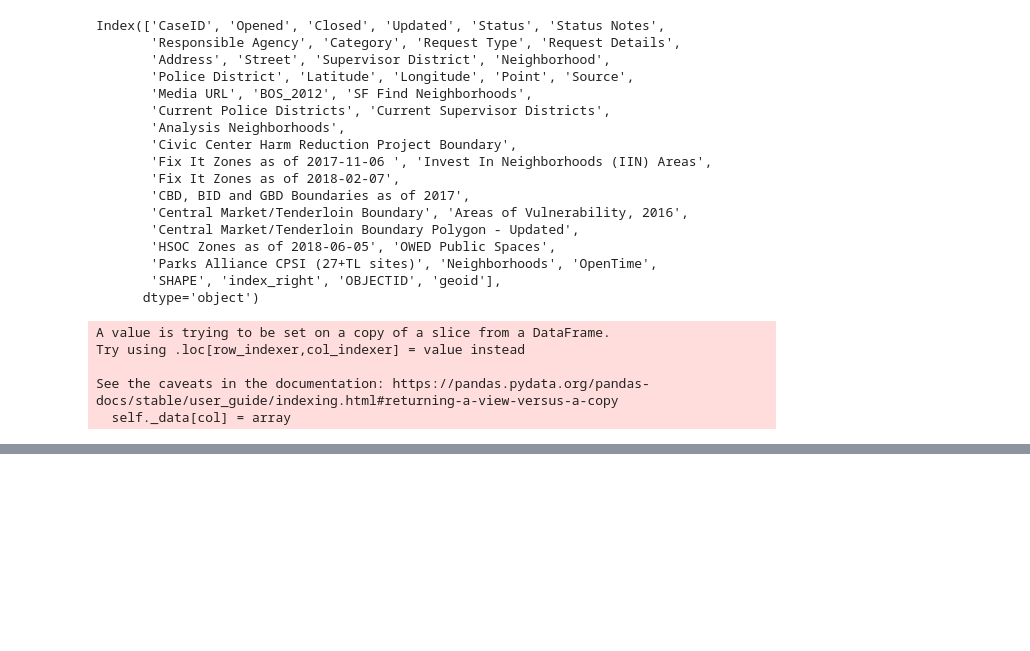
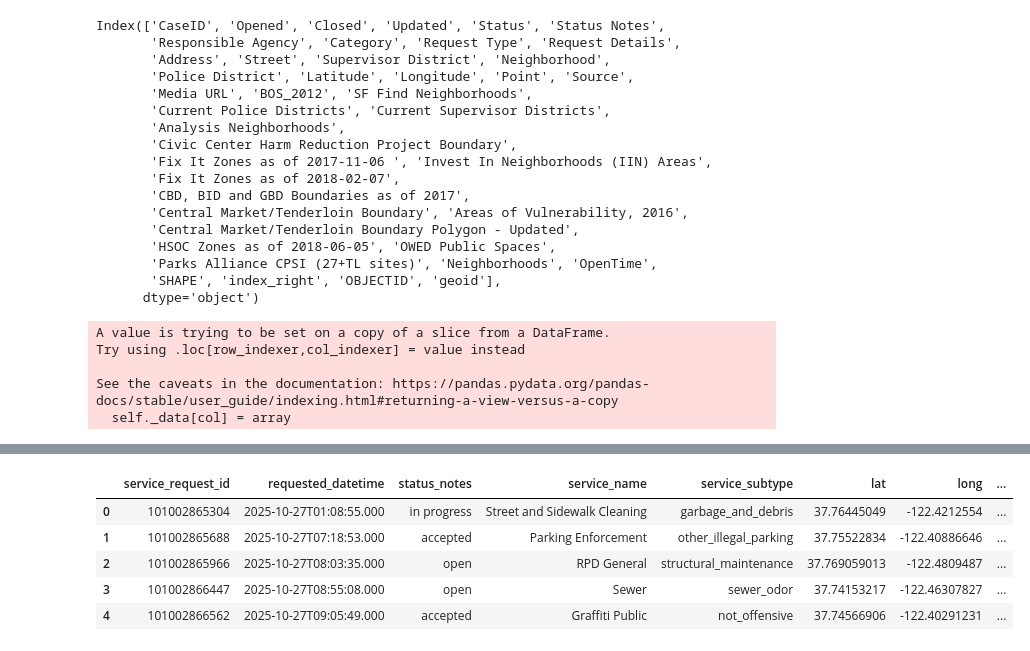
Before and after one commit to arjavrawal/sgsup-arjav-222, a Jupyter notebook: homework/week11/Classwork6.ipynb, the cells around one changed output, grey strips where cells are left out. Saved outputs shown, nothing was run; the diff lists cells and outputs as text; code cells hidden in the pictures; blank space fills up the shorter version.

```diff
--- a/homework/week11/Classwork6.ipynb
+++ b/homework/week11/Classwork6.ipynb
@@ -267,0 +323,3 @@ Map(center=[-122.43481494350442, 37.77577085074888], extent={'spatialReference':
+# %%
+full_url = url+"?"+fields+"&"+where
+full_url
@@ -267,0 +328,3 @@ Map(center=[-122.43481494350442, 37.77577085074888], extent={'spatialReference':
+# %%
+response = requests.get(full_url)
+response
@@ -267,0 +364,10 @@ Map(center=[-122.43481494350442, 37.77577085074888], extent={'spatialReference':
+# %%
+df = pandas.DataFrame(results_list)
+df.head()
+# %% [output]
+|  | service_request_id | requested_datetime | status_notes | service_name | service_subtype | lat | long | ... |
+| 0 | 101002865304 | 2025-10-27T01:08:55.000 | in progress | Street and Sidewalk Cleaning | garbage_and_debris | 37.76445049 | -122.4212554 | ... |
+| 1 | 101002865688 | 2025-10-27T07:18:53.000 | accepted | Parking Enforcement | other_illegal_parking | 37.75522834 | -122.40886646 | ... |
+| 2 | 101002865966 | 2025-10-27T08:03:35.000 | open | RPD General | structural_maintenance | 37.769059013 | -122.4809487 | ... |
+| 3 | 101002866447 | 2025-10-27T08:55:08.000 | open | Sewer | sewer_odor | 37.74153217 | -122.46307827 | ... |
+| 4 | 101002866562 | 2025-10-27T09:05:49.000 | accepted | Graffiti Public | not_offensive | 37.74566906 | -122.40291231 | ... |
```
Also changed, not shown: parts of 16 cells of this notebook, 2 other files.
